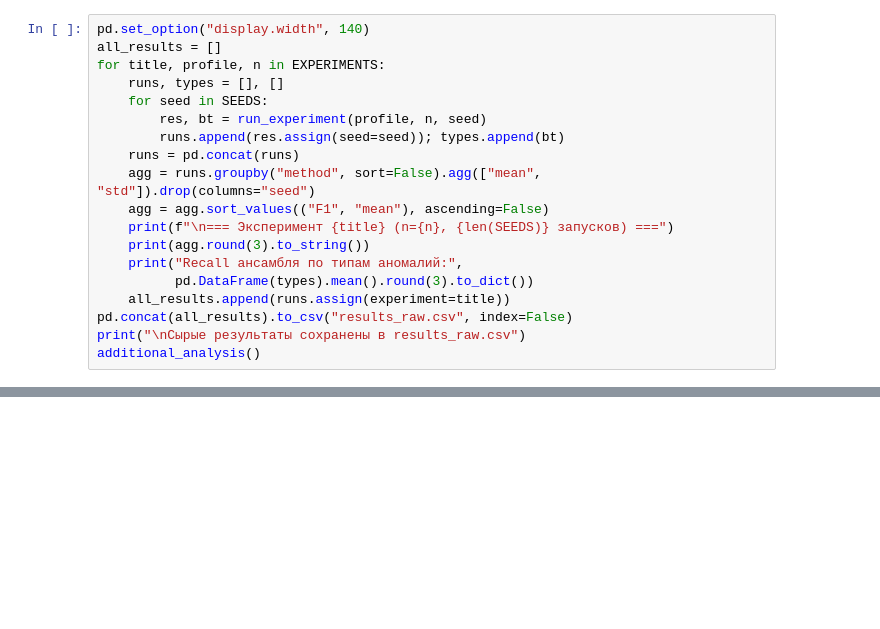
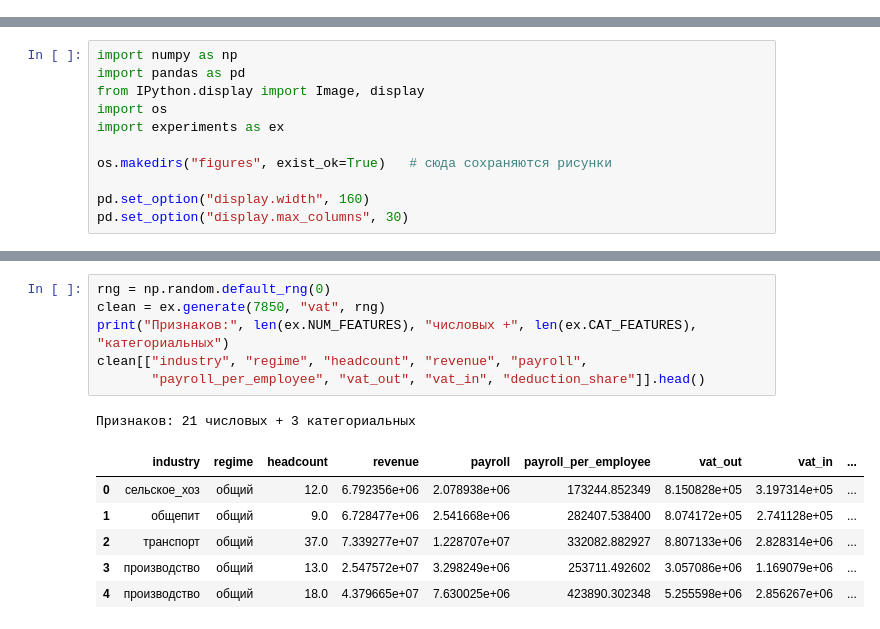
Before and after one commit to zdubanaev/tax-anomaly-detection, a Jupyter notebook: experiments.ipynb, the cells around one changed output, grey strips where cells are left out. Saved outputs shown, nothing was run; the diff lists cells and outputs as text; blank space fills up the shorter version.

```diff
--- a/experiments.ipynb
+++ b/experiments.ipynb
@@ -329,19 +0,0 @@ def additional_analysis():
-# %%
-pd.set_option("display.width", 140)
-all_results = []
-for title, profile, n in EXPERIMENTS:
-    runs, types = [], []
-    for seed in SEEDS:
-        res, bt = run_experiment(profile, n, seed)
-        runs.append(res.assign(seed=seed)); types.append(bt)
-    runs = pd.concat(runs)
-    agg = runs.groupby("method", sort=False).agg(["mean", "std"]).drop(columns="seed")
-    agg = agg.sort_values(("F1", "mean"), ascending=False)
-    print(f"\n=== Эксперимент {title} (n={n}, {len(SEEDS)} запусков) ===")
-    print(agg.round(3).to_string())
-    print("Recall ансамбля по типам аномалий:",
-          pd.DataFrame(types).mean().round(3).to_dict())
-    all_results.append(runs.assign(experiment=title))
-pd.concat(all_results).to_csv("results_raw.csv", index=False)
-print("\nСырые результаты сохранены в results_raw.csv")
-additional_analysis()
@@ -347,0 +24,11 @@ additional_analysis()
+# %%
+import numpy as np
+import pandas as pd
+from IPython.display import Image, display
+import os
+import experiments as ex
+
+os.makedirs("figures", exist_ok=True)   # сюда сохраняются рисунки
+
+pd.set_option("display.width", 160)
+pd.set_option("display.max_columns", 30)
@@ -347,0 +53,14 @@ additional_analysis()
+# %%
+rng = np.random.default_rng(0)
+clean = ex.generate(7850, "vat", rng)
+print("Признаков:", len(ex.NUM_FEATURES), "числовых +", len(ex.CAT_FEATURES), "категориальных")
+clean[["industry", "regime", "headcount", "revenue", "payroll",
+       "payroll_per_employee", "vat_out", "vat_in", "deduction_share"]].head()
+# %% [output]
+Признаков: 21 числовых + 3 категориальных
+|  | industry | regime | headcount | revenue | payroll | payroll_per_employee | vat_out | vat_in | ... |
+| 0 | сельское_хоз | общий | 12.0 | 6.792356e+06 | 2.078938e+06 | 173244.852349 | 8.150828e+05 | 3.197314e+05 | ... |
+| 1 | общепит | общий | 9.0 | 6.728477e+06 | 2.541668e+06 | 282407.538400 | 8.074172e+05 | 2.741128e+05 | ... |
+| 2 | транспорт | общий | 37.0 | 7.339277e+07 | 1.228707e+07 | 332082.882927 | 8.807133e+06 | 2.828314e+06 | ... |
+| 3 | производство | общий | 13.0 | 2.547572e+07 | 3.298249e+06 | 253711.492602 | 3.057086e+06 | 1.169079e+06 | ... |
+| 4 | производство | общий | 18.0 | 4.379665e+07 | 7.630025e+06 | 423890.302348 | 5.255598e+06 | 2.856267e+06 | ... |
```
Also changed, not shown: parts of 40 cells of this notebook, 8 other files.
